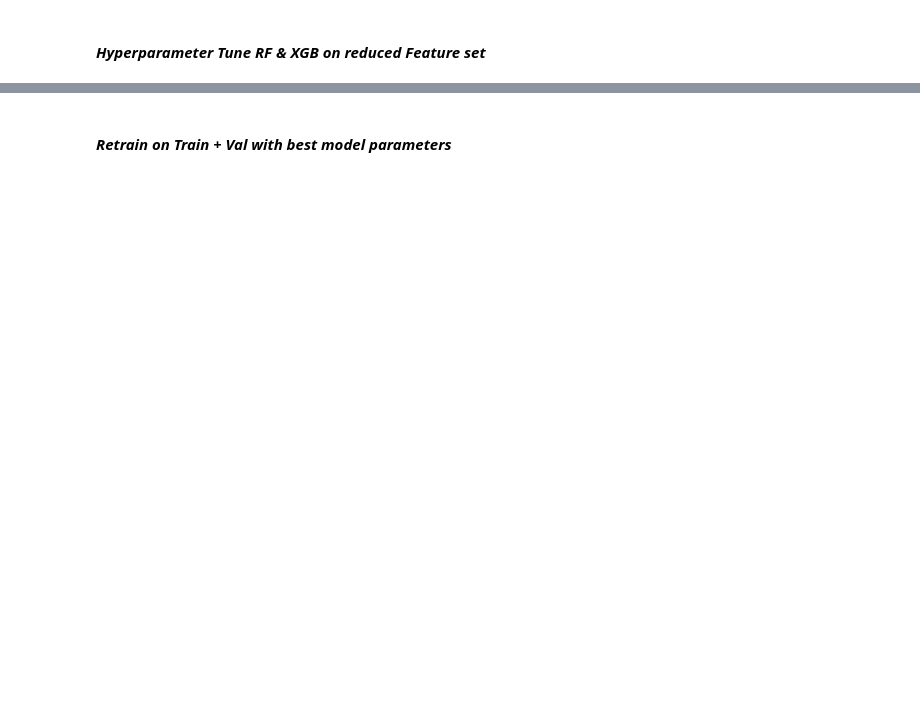
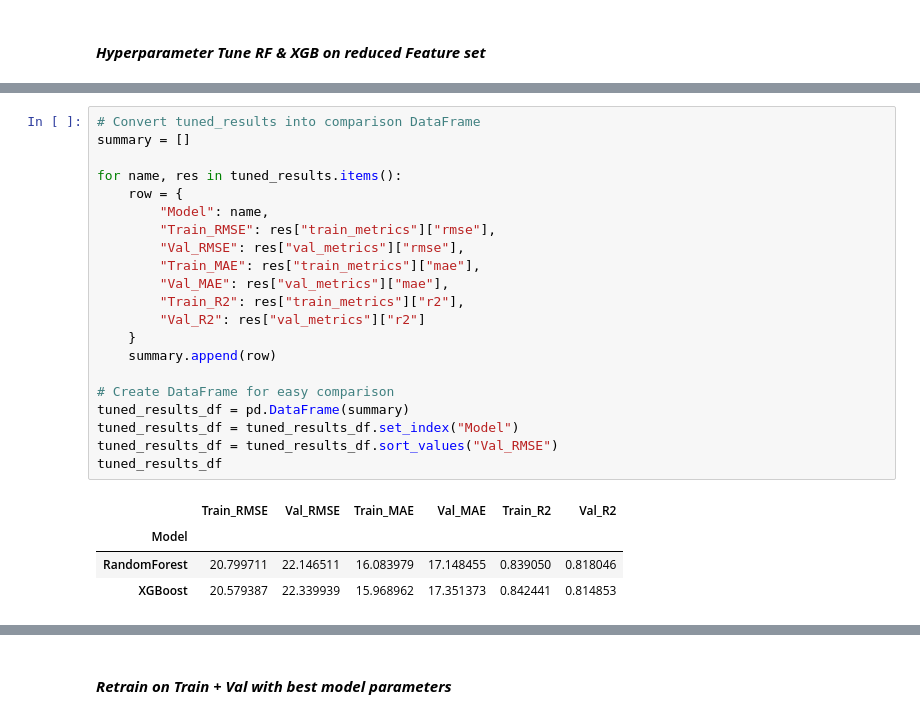
Before and after one commit to Pooja-Spandana/Amazon_DeliveryTime_Prediction, a Jupyter notebook: Notebooks/Model_building_&_training.ipynb, the cells around one changed output, grey strips where cells are left out. Drawn from its saved outputs; the diff is of its cells as text; blank space fills up the shorter version.

```diff
--- a/Notebooks/Model_building_&_training.ipynb
+++ b/Notebooks/Model_building_&_training.ipynb
@@ -222,2 +702,28 @@ models = {
+# %%
+# Convert tuned_results into comparison DataFrame
+summary = []
+
+for name, res in tuned_results.items():
+    row = {
+        "Model": name,
+        "Train_RMSE": res["train_metrics"]["rmse"],
+        "Val_RMSE": res["val_metrics"]["rmse"],
+        "Train_MAE": res["train_metrics"]["mae"],
+        "Val_MAE": res["val_metrics"]["mae"],
+        "Train_R2": res["train_metrics"]["r2"],
+        "Val_R2": res["val_metrics"]["r2"]
+    }
+    summary.append(row)
+
+# Create DataFrame for easy comparison
+tuned_results_df = pd.DataFrame(summary)
+tuned_results_df = tuned_results_df.set_index("Model")
+tuned_results_df = tuned_results_df.sort_values("Val_RMSE")
+tuned_results_df
+# %% [output]
+|  | Train_RMSE | Val_RMSE | Train_MAE | Val_MAE | Train_R2 | Val_R2 |
+| Model |  |  |  |  |  |  |
+| RandomForest | 20.799711 | 22.146511 | 16.083979 | 17.148455 | 0.839050 | 0.818046 |
+| XGBoost | 20.579387 | 22.339939 | 15.968962 | 17.351373 | 0.842441 | 0.814853 |
 # %% [markdown]
 ***Validation Performance (what really matters):***
```
Also changed, not shown: parts of 20 cells of this notebook, 9 other files.
